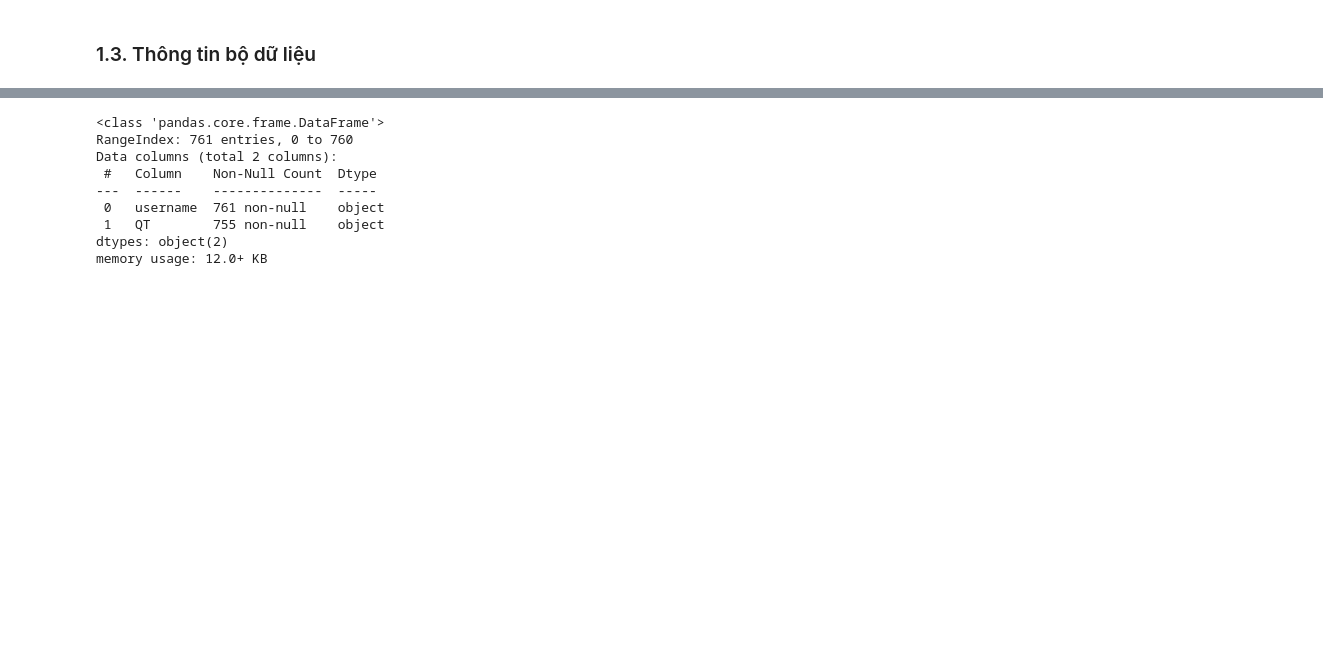
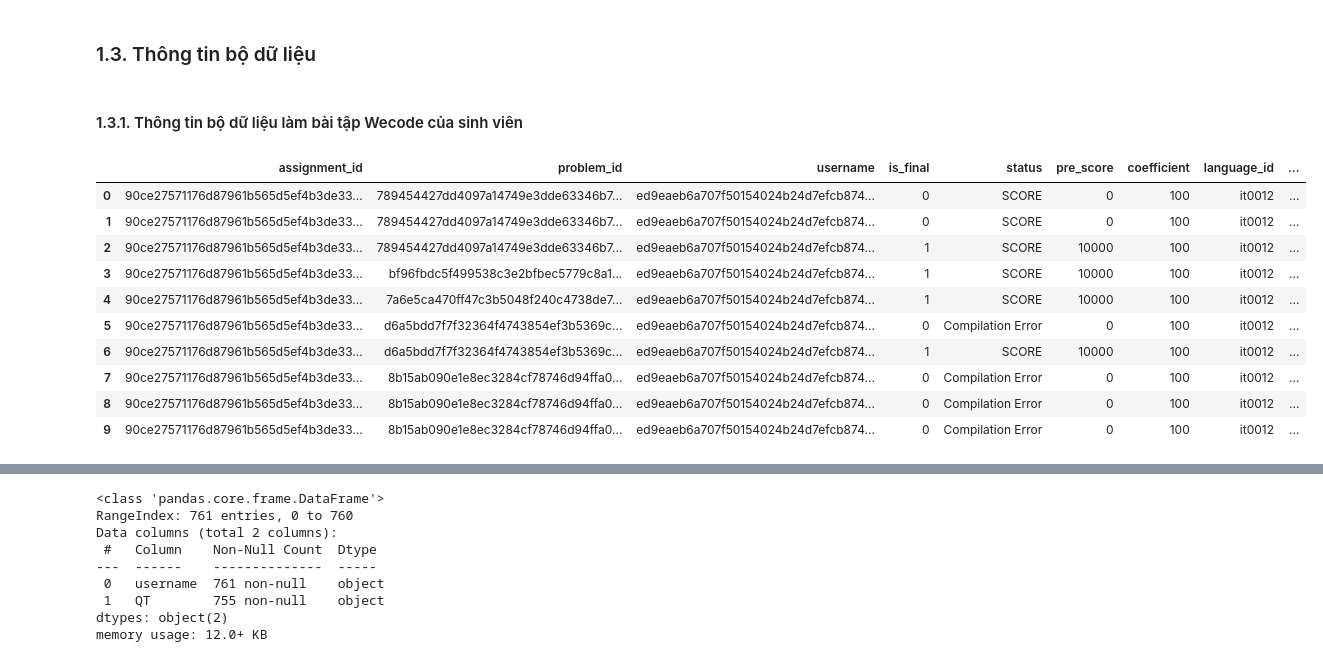
Before and after one commit to huapogba/may-hoc, a Jupyter notebook: wecode_prediction/23520199.ipynb, the cells around one changed output, grey strips where cells are left out. Saved outputs shown, nothing was run; the diff lists cells and outputs as text; code cells hidden in the pictures; blank space fills up the shorter version.

```diff
--- a/wecode_prediction/23520199.ipynb
+++ b/wecode_prediction/23520199.ipynb
@@ -46,3 +46,19 @@ th_df = pd.read_csv(TH_DATASET).rename(columns={"hash": "username"})
 ck_df = pd.read_csv(CK_DATASET).rename(columns={"hash": "username"})
 # %% [markdown]
 ### 1.3. Thông tin bộ dữ liệu
+# %% [markdown]
+#### 1.3.1. Thông tin bộ dữ liệu làm bài tập Wecode của sinh viên
+# %%
+wecode_df.head(10)
+# %% [output]
+|  | assignment_id | problem_id | username | is_final | status | pre_score | coefficient | language_id | ... |
+| 0 | 90ce27571176d87961b565d5ef4b3de33... | 789454427dd4097a14749e3dde63346b7... | ed9eaeb6a707f50154024b24d7efcb874... | 0 | SCORE | 0 | 100 | it0012 | ... |
+| 1 | 90ce27571176d87961b565d5ef4b3de33... | 789454427dd4097a14749e3dde63346b7... | ed9eaeb6a707f50154024b24d7efcb874... | 0 | SCORE | 0 | 100 | it0012 | ... |
+| 2 | 90ce27571176d87961b565d5ef4b3de33... | 789454427dd4097a14749e3dde63346b7... | ed9eaeb6a707f50154024b24d7efcb874... | 1 | SCORE | 10000 | 100 | it0012 | ... |
+| 3 | 90ce27571176d87961b565d5ef4b3de33... | bf96fbdc5f499538c3e2bfbec5779c8a1... | ed9eaeb6a707f50154024b24d7efcb874... | 1 | SCORE | 10000 | 100 | it0012 | ... |
+| 4 | 90ce27571176d87961b565d5ef4b3de33... | 7a6e5ca470ff47c3b5048f240c4738de7... | ed9eaeb6a707f50154024b24d7efcb874... | 1 | SCORE | 10000 | 100 | it0012 | ... |
+| 5 | 90ce27571176d87961b565d5ef4b3de33... | d6a5bdd7f7f32364f4743854ef3b5369c... | ed9eaeb6a707f50154024b24d7efcb874... | 0 | Compilation Error | 0 | 100 | it0012 | ... |
+| 6 | 90ce27571176d87961b565d5ef4b3de33... | d6a5bdd7f7f32364f4743854ef3b5369c... | ed9eaeb6a707f50154024b24d7efcb874... | 1 | SCORE | 10000 | 100 | it0012 | ... |
+| 7 | 90ce27571176d87961b565d5ef4b3de33... | 8b15ab090e1e8ec3284cf78746d94ffa0... | ed9eaeb6a707f50154024b24d7efcb874... | 0 | Compilation Error | 0 | 100 | it0012 | ... |
+| 8 | 90ce27571176d87961b565d5ef4b3de33... | 8b15ab090e1e8ec3284cf78746d94ffa0... | ed9eaeb6a707f50154024b24d7efcb874... | 0 | Compilation Error | 0 | 100 | it0012 | ... |
+| 9 | 90ce27571176d87961b565d5ef4b3de33... | 8b15ab090e1e8ec3284cf78746d94ffa0... | ed9eaeb6a707f50154024b24d7efcb874... | 0 | Compilation Error | 0 | 100 | it0012 | ... |
```
Also changed, not shown: parts of 32 cells of this notebook.
